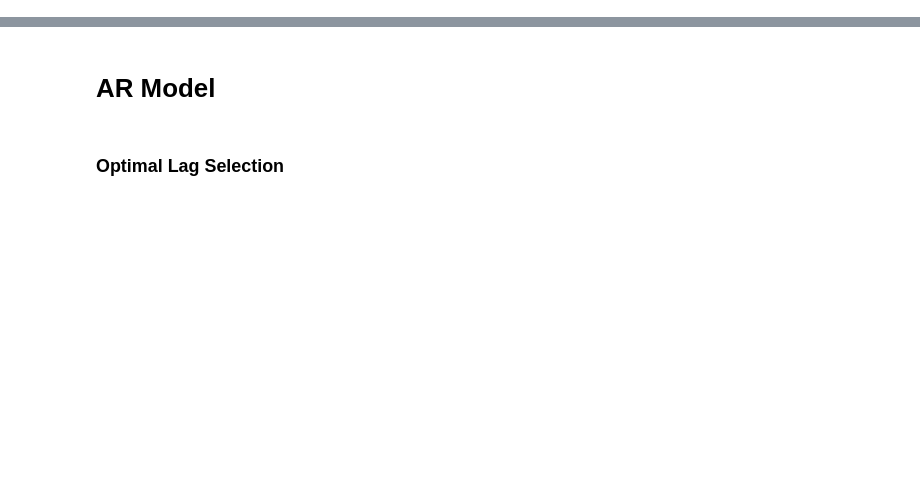
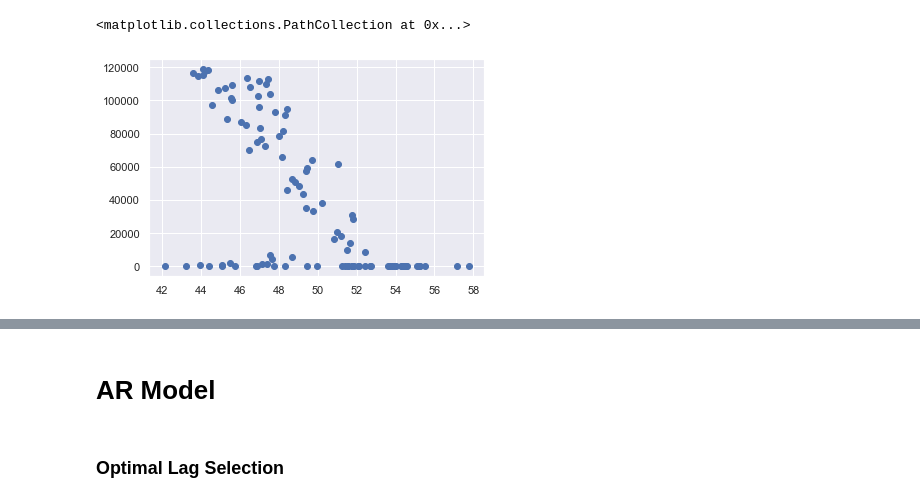
Before and after one commit to DataEcon/Springboard, a Jupyter notebook: Capstone Project Two/Code/Modeling 1.ipynb, the cells around one changed output, grey strips where cells are left out. Cells and saved outputs as stored; diff of their text form; code cells hidden in the pictures; blank space fills up the shorter version.

```diff
--- a/Capstone Project Two/Code/Modeling 1.ipynb
+++ b/Capstone Project Two/Code/Modeling 1.ipynb
@@ -38,0 +59,6 @@ memory usage: 4.8+ KB
+# %%
+# death and closing price
+plt.scatter(x1, y2)
+# %% [output]
+<matplotlib.collections.PathCollection at 0x...>
+[figure, added]
```
Also changed, not shown: parts of 46 cells of this notebook, 1 other file.
